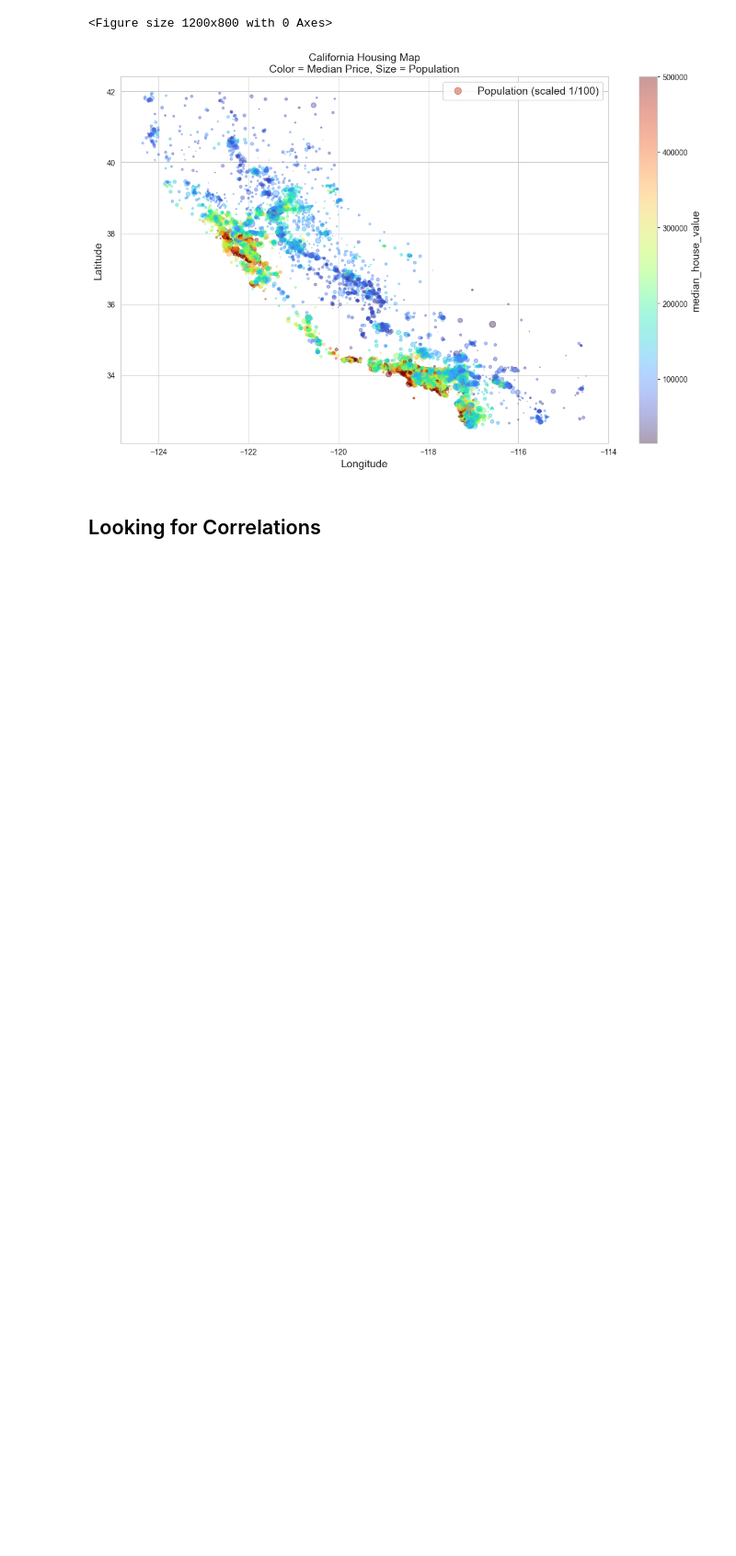
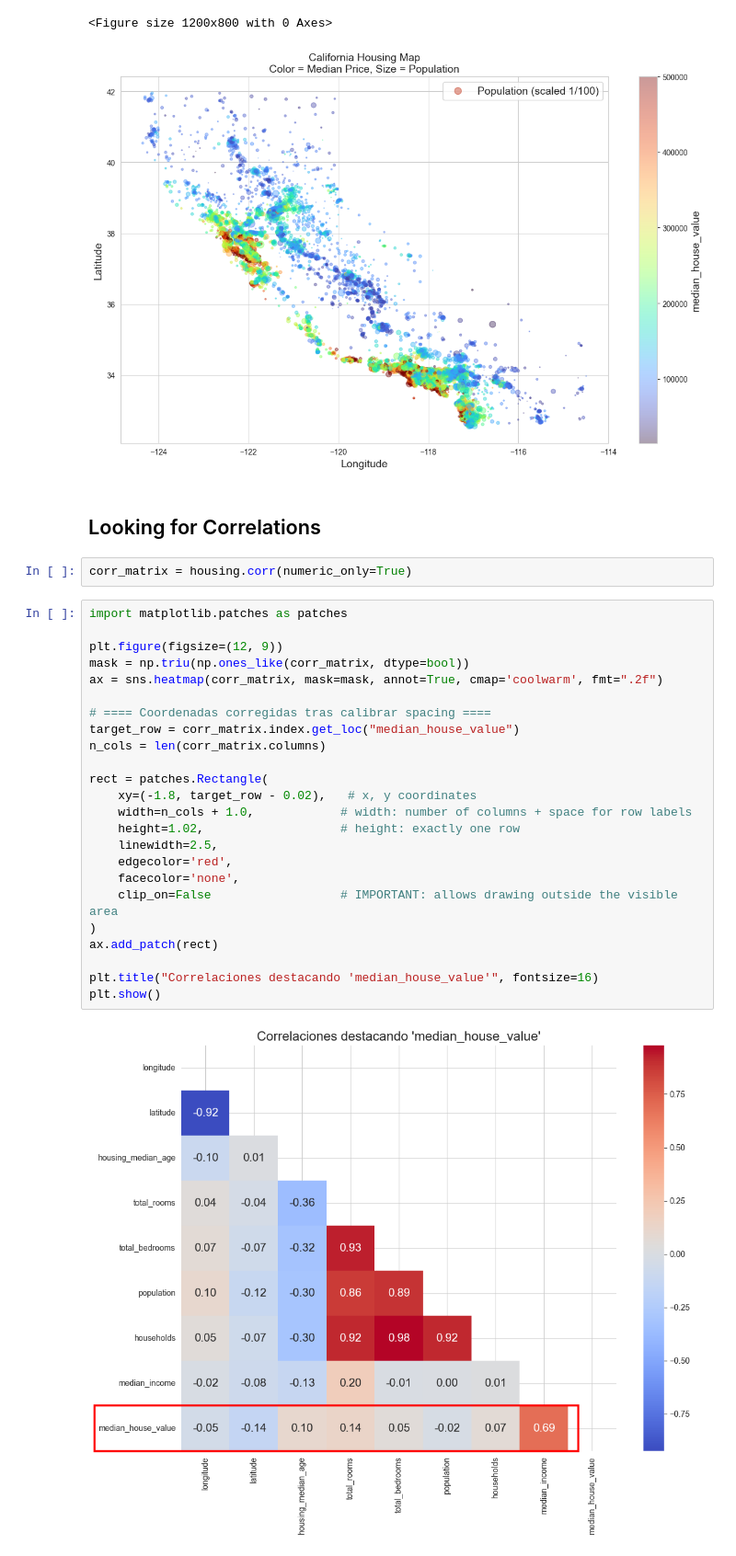
Before and after one commit to gonzams8/Supervised-Learning-Regression, a Jupyter notebook: CaliforniaHousing.ipynb, the cells around one changed output. Shown at 92% size. Drawn from its saved outputs; the diff is of its cells as text; blank space fills up the shorter version.

```diff
--- a/CaliforniaHousing.ipynb
+++ b/CaliforniaHousing.ipynb
@@ -291,3 +289,31 @@ plt.show()
 [figure]
 # %% [markdown]
 ## Looking for Correlations
+# %%
+corr_matrix = housing.corr(numeric_only=True)
+# %%
+import matplotlib.patches as patches
+
+plt.figure(figsize=(12, 9))
+mask = np.triu(np.ones_like(corr_matrix, dtype=bool))
+ax = sns.heatmap(corr_matrix, mask=mask, annot=True, cmap='coolwarm', fmt=".2f")
+
+# ==== Coordenadas corregidas tras calibrar spacing ====
+target_row = corr_matrix.index.get_loc("median_house_value")
+n_cols = len(corr_matrix.columns)
+
+rect = patches.Rectangle(
+    xy=(-1.8, target_row - 0.02),   # x, y coordinates
+    width=n_cols + 1.0,            # width: number of columns + space for row labels
+    height=1.02,                   # height: exactly one row
+    linewidth=2.5,
+    edgecolor='red',
+    facecolor='none',
+    clip_on=False                  # IMPORTANT: allows drawing outside the visible area
+)
+ax.add_patch(rect)
+
+plt.title("Correlaciones destacando 'median_house_value'", fontsize=16)
+plt.show()
+# %% [output]
+[figure, added]
```
Also changed, not shown: parts of 34 cells of this notebook.
